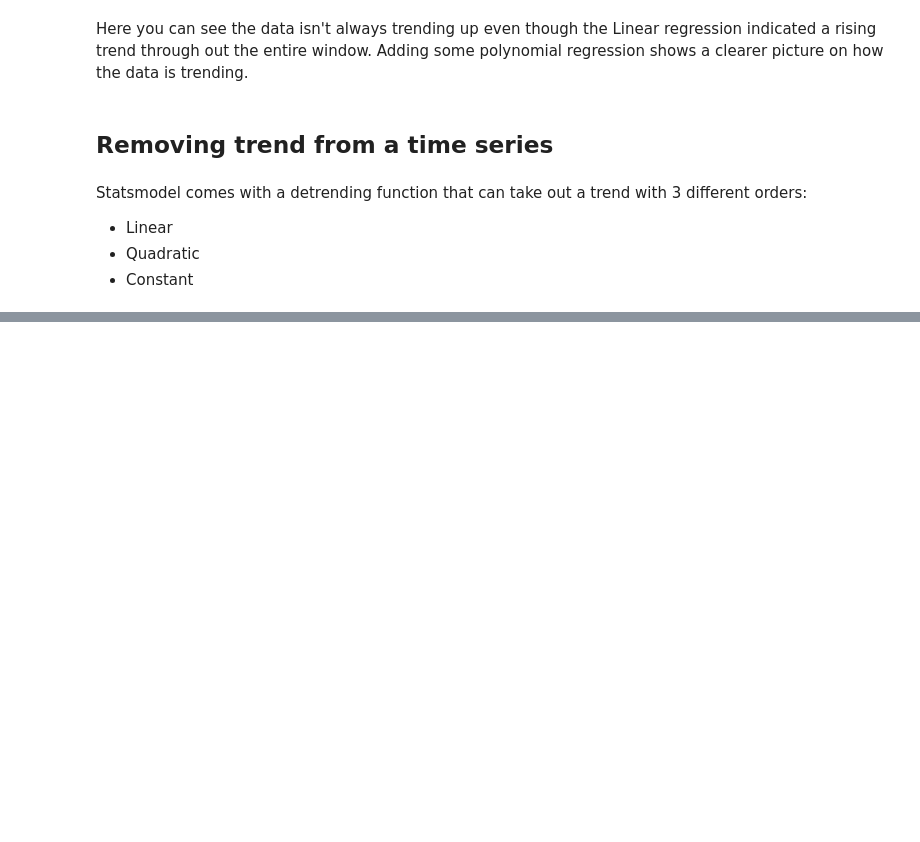
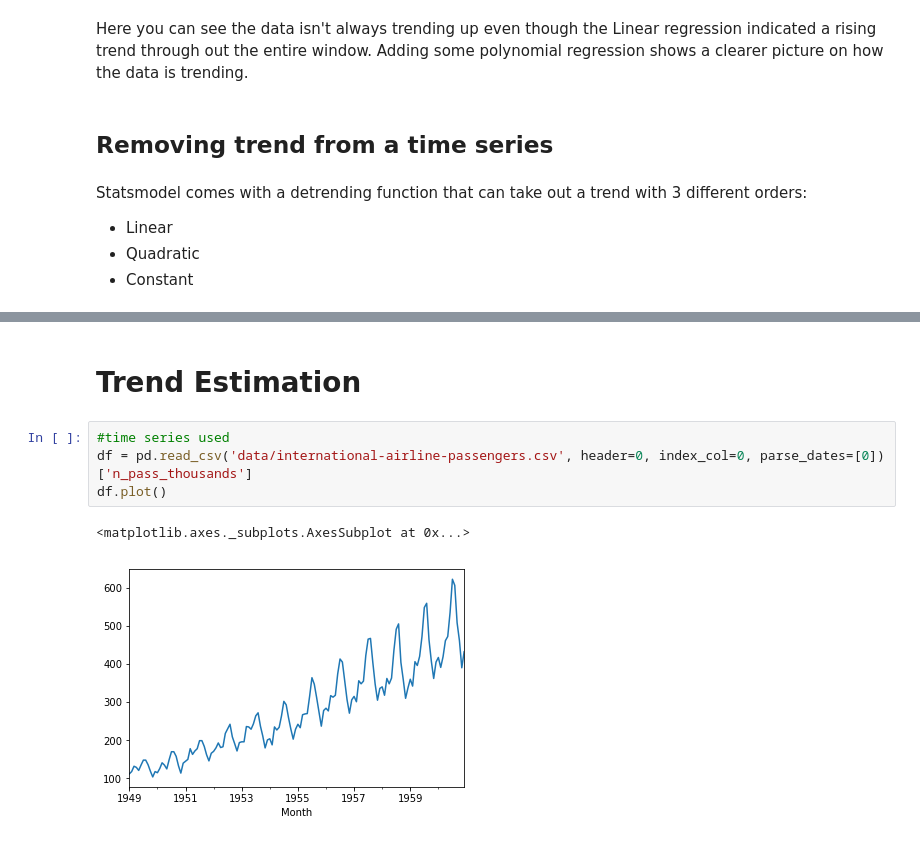
Before and after one commit to mbeale/time_series, a Jupyter notebook: Trend.ipynb, the cells around one changed output, grey strips where cells are left out. Drawn from its saved outputs; the diff is of its cells as text; blank space fills up the shorter version.

```diff
--- a/Trend.ipynb
+++ b/Trend.ipynb
@@ -142,0 +143,9 @@ ax.legend()
+# %% [markdown]
+# Trend Estimation
+# %%
+#time series used
+df = pd.read_csv('data/international-airline-passengers.csv', header=0, index_col=0, parse_dates=[0])['n_pass_thousands']
+df.plot()
+# %% [output]
+<matplotlib.axes._subplots.AxesSubplot at 0x...>
+[figure, added]
```
Also changed, not shown: parts of 20 cells of this notebook, 1 other file.
